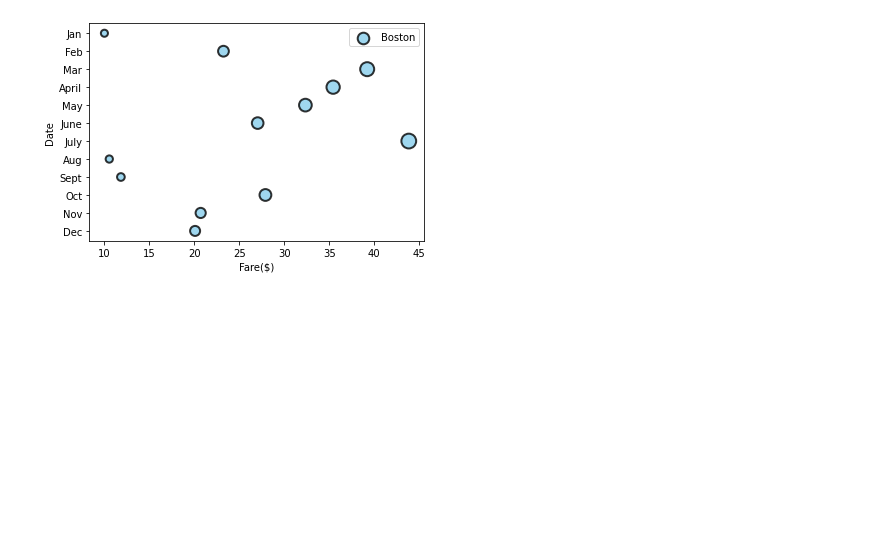
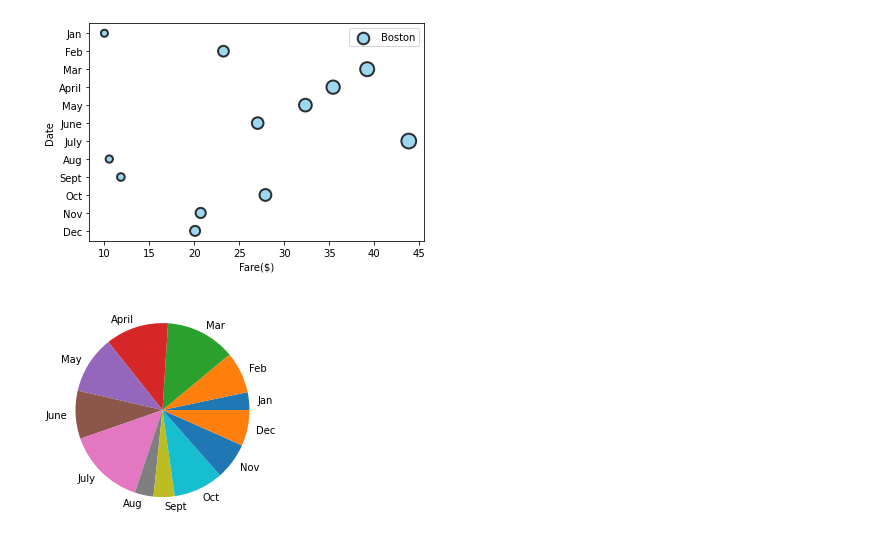
Before and after one commit to adinfinitum225/PyBer_Analysis, a Jupyter notebook: matplotlib_practice.ipynb, the cells around one changed output. Cells and saved outputs as stored; diff of their text form; code cells hidden in the pictures; blank space fills up the shorter version.

```diff
--- a/matplotlib_practice.ipynb
+++ b/matplotlib_practice.ipynb
@@ -177,3 +177,8 @@ ax.legend()
 # %% [output]
 <matplotlib.legend.Legend at 0x...>
 [figure]
+# %%
+plt.pie(y_axis, labels=x_axis)
+plt.show()
+# %% [output]
+[figure, added]
```
Also changed, not shown: parts of 3 cells of this notebook, 6 other files.
